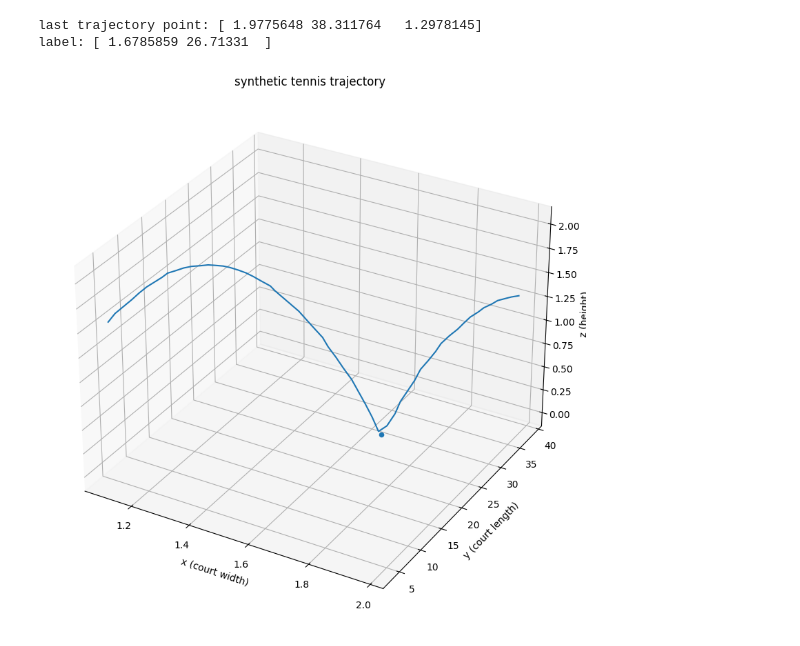
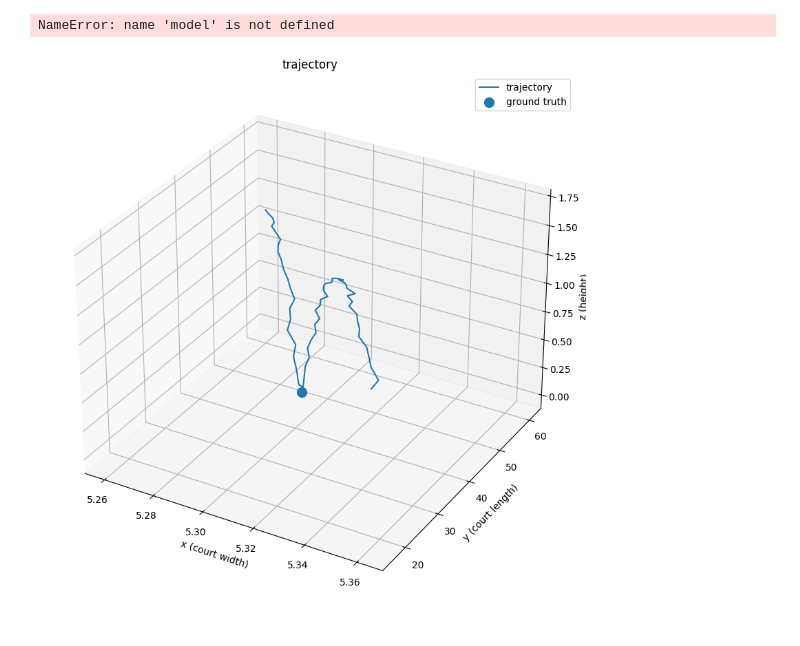
Before and after one commit to anshkamkhalia/TennisTracker, a Jupyter notebook: src/reconstructionV2/visualizer.ipynb, the cells around one changed output. Drawn from its saved outputs; the diff is of its cells as text; code cells hidden in the pictures.

```diff
--- a/src/reconstructionV2/visualizer.ipynb
+++ b/src/reconstructionV2/visualizer.ipynb
@@ -5,7 +41,11 @@ import matplotlib.pyplot as plt
 from mpl_toolkits.mplot3d import Axes3D
 
 # generate one sample
-sequences, labels = generate_dataset(num_samples=1)
+sequences, labels = generate_dataset(num_samples=4)
+
+# predict
+prediction = model.predict(sequences, verbose=1)
+pred_x, pred_y = prediction[0][0]
 
 # extract first trajectory
 sequence = sequences[0]   # shape (60, 3)
@@ -19,28 +59,70 @@ z_t = sequence[:, 2]
 # ground truth landing point
 x_land, y_land = label
 
-# print sanity check
-print("last trajectory point:", sequence[-1])
-print("label:", label)
+# compute error
+error = np.sqrt((pred_x - x_land)**2 + (pred_y - y_land)**2)
+print("prediction:", prediction[0])
+print("ground truth:", label)
+print("euclidean error:", error)
 
-# create 3d plot
 fig = plt.figure(figsize=(20, 10))
 ax = fig.add_subplot(111, projection='3d')
 
-# plot trajectory
-ax.plot(x_t, y_t, z_t)
+# trajectory
+ax.plot(x_t, y_t, z_t, label="trajectory")
 
-# plot landing point (should be on ground)
-ax.scatter(x_land, y_land, 0)
+# ground truth
+ax.scatter(x_land, y_land, 0, s=100, label="ground truth")
 
-# labels
+# prediction
+ax.scatter(pred_x, pred_y, 0, s=100, label="prediction")
+
 ax.set_xlabel("x (court width)")
 ax.set_ylabel("y (court length)")
 ax.set_zlabel("z (height)")
-ax.set_title("synthetic tennis trajectory")
+ax.set_title("trajectory")
 
+ax.legend()
 plt.show()
 # %% [output]
-last trajectory point: [ 1.9775648 38.311764   1.2978145]
-label: [ 1.6785859 26.71331  ]
+NameError: name 'model' is not defined
-[figure, removed]
+# %%
+from eot_data import generate_dataset
+import numpy as np
+import matplotlib.pyplot as plt
+from mpl_toolkits.mplot3d import Axes3D
+
+# generate one sample
+sequences, labels = generate_dataset(num_samples=1, seq_len=120)
+
+# extract first trajectory
+sequence = sequences[0]   # shape (60, 3)
+label = labels[0]         # shape (2,)
+
+# split coordinates
+x_t = sequence[:, 0]
+y_t = sequence[:, 1]
+z_t = sequence[:, 2]
+
+# ground truth landing point
+x_land, y_land = label
+
+
+fig = plt.figure(figsize=(20, 10))
+ax = fig.add_subplot(111, projection='3d')
+
+# trajectory
+ax.plot(x_t, y_t, z_t, label="trajectory")
+
+# ground truth
+ax.scatter(x_land, y_land, 0, s=100, label="ground truth")
+
+ax.set_xlabel("x (court width)")
+ax.set_ylabel("y (court length)")
+ax.set_zlabel("z (height)")
+ax.set_title("trajectory")
+
+ax.legend()
+plt.show()
+# %% [output]
+[figure, added]
```
Also changed, not shown: parts of 4 cells of this notebook, 3 other files.
